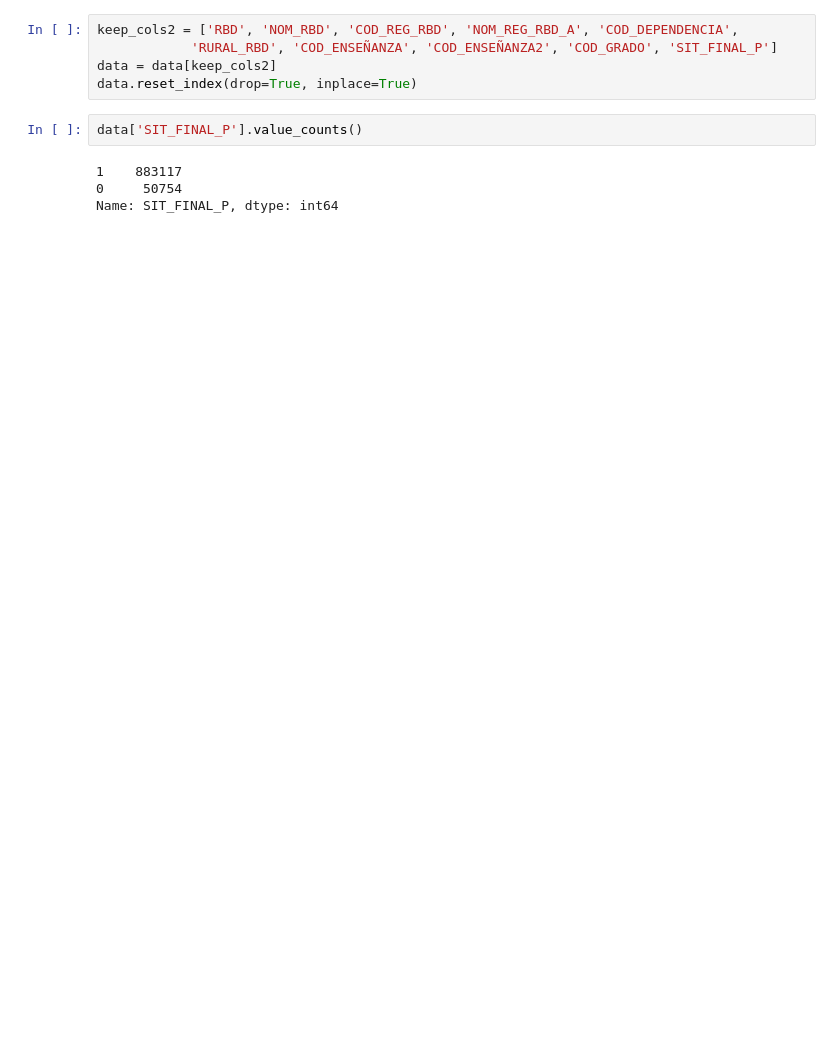
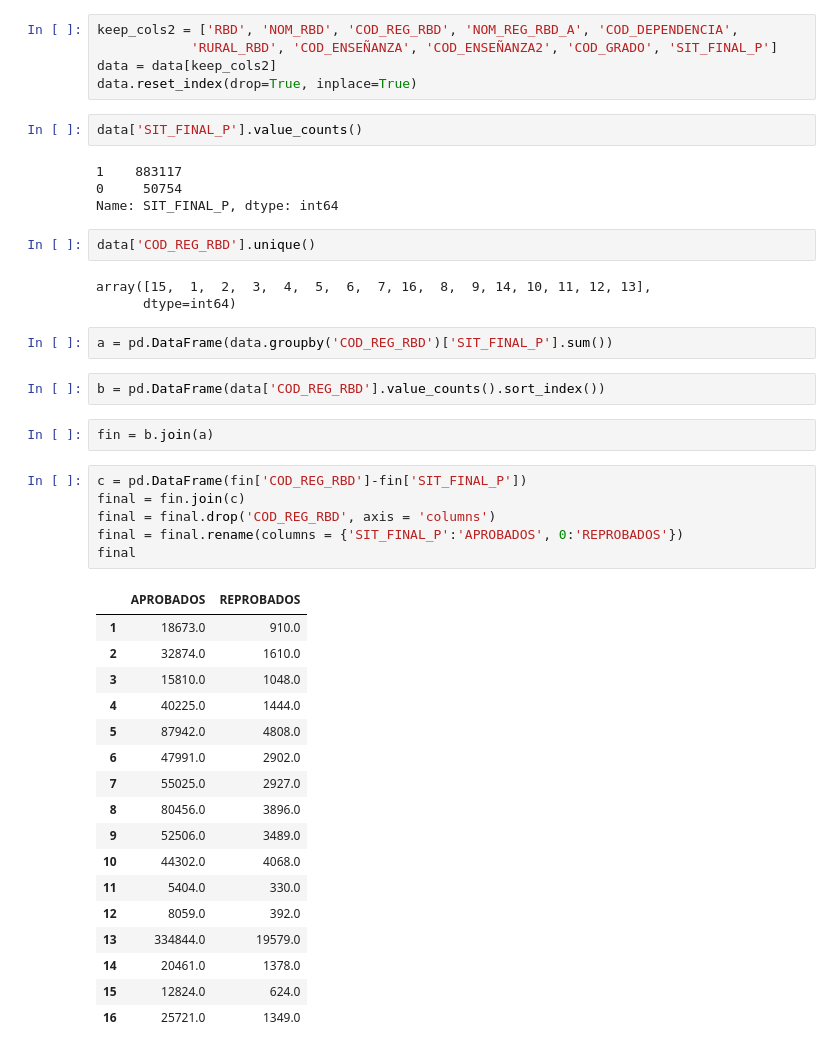
Before and after one commit to MarceVU/Proyecto---Cs-de-Datos, a Jupyter notebook: Proyecto.ipynb, the cells around one changed output. Drawn from its saved outputs; the diff is of its cells as text; blank space fills up the shorter version.

Commit message:
dataframe aprobados y reprobados

```diff
--- a/Proyecto.ipynb
+++ b/Proyecto.ipynb
@@ -236,3 +236,38 @@ data['SIT_FINAL_P'].value_counts()
 1    883117
 0     50754
 Name: SIT_FINAL_P, dtype: int64
+# %%
+data['COD_REG_RBD'].unique()
+# %% [output]
+array([15,  1,  2,  3,  4,  5,  6,  7, 16,  8,  9, 14, 10, 11, 12, 13],
+      dtype=int64)
+# %%
+a = pd.DataFrame(data.groupby('COD_REG_RBD')['SIT_FINAL_P'].sum())
+# %%
+b = pd.DataFrame(data['COD_REG_RBD'].value_counts().sort_index())
+# %%
+fin = b.join(a)
+# %%
+c = pd.DataFrame(fin['COD_REG_RBD']-fin['SIT_FINAL_P'])
+final = fin.join(c)
+final = final.drop('COD_REG_RBD', axis = 'columns')
+final = final.rename(columns = {'SIT_FINAL_P':'APROBADOS', 0:'REPROBADOS'})
+final
+# %% [output]
+|  | APROBADOS | REPROBADOS |
+| 1 | 18673.0 | 910.0 |
+| 2 | 32874.0 | 1610.0 |
+| 3 | 15810.0 | 1048.0 |
+| 4 | 40225.0 | 1444.0 |
+| 5 | 87942.0 | 4808.0 |
+| 6 | 47991.0 | 2902.0 |
+| 7 | 55025.0 | 2927.0 |
+| 8 | 80456.0 | 3896.0 |
+| 9 | 52506.0 | 3489.0 |
+| 10 | 44302.0 | 4068.0 |
+| 11 | 5404.0 | 330.0 |
+| 12 | 8059.0 | 392.0 |
+| 13 | 334844.0 | 19579.0 |
+| 14 | 20461.0 | 1378.0 |
+| 15 | 12824.0 | 624.0 |
+| 16 | 25721.0 | 1349.0 |
```
